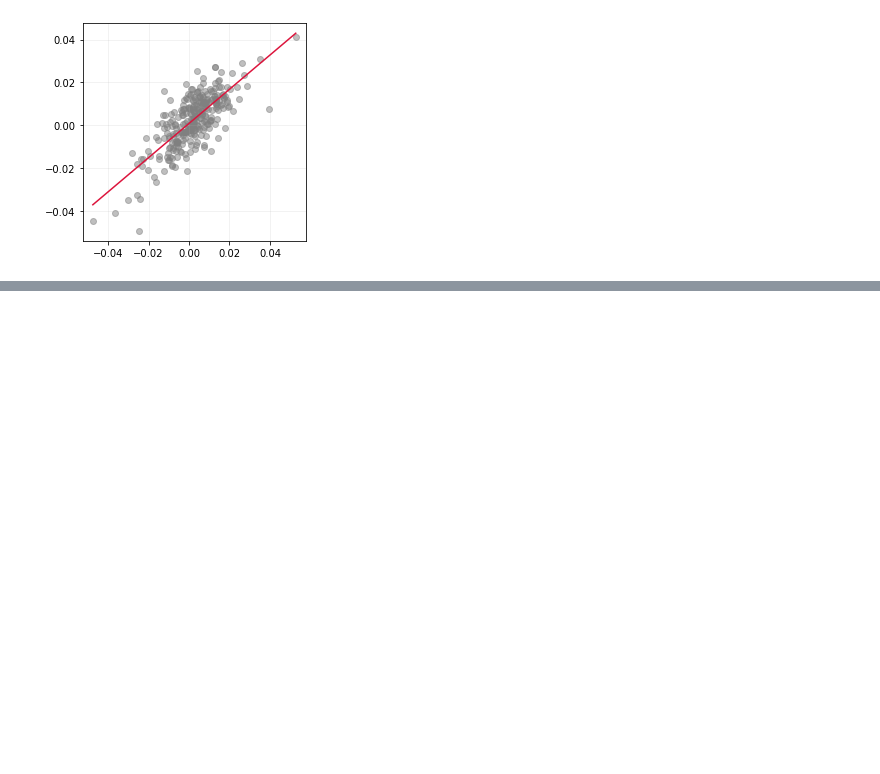
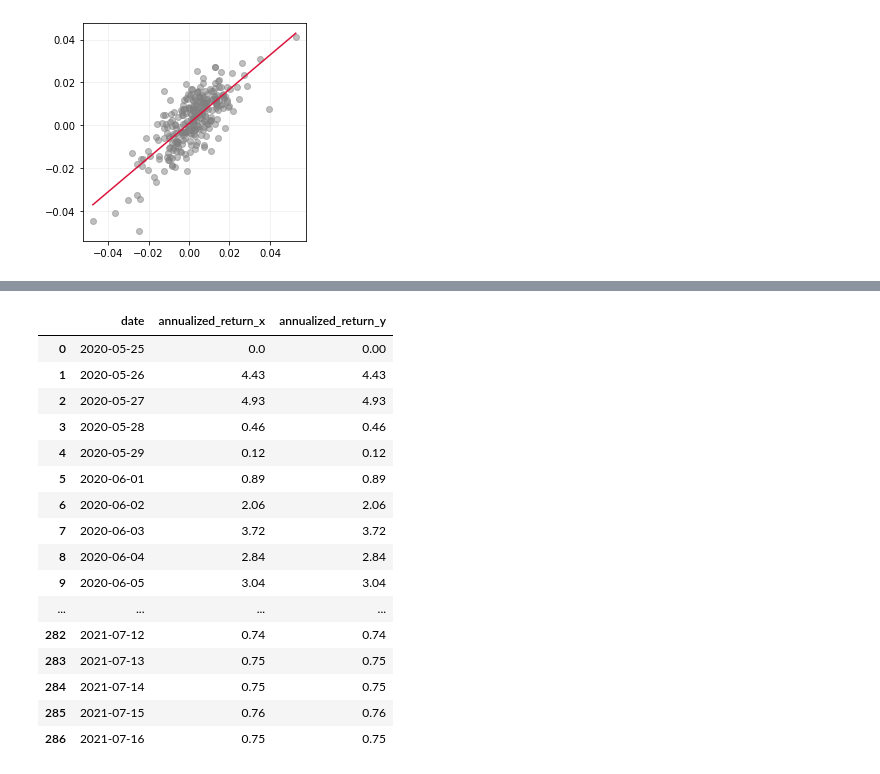
Before and after one commit to ajcltm/BackTesting, a Jupyter notebook: quality_value(7.18).ipynb, the cells around one changed output, grey strips where cells are left out. Cells and saved outputs as stored; diff of their text form; code cells hidden in the pictures; blank space fills up the shorter version.

```diff
--- a/quality_value(7.18).ipynb
+++ b/quality_value(7.18).ipynb
@@ -347,0 +300,24 @@ result.to_csv('C:/Users/ajcltm/Desktop/backtesting/result.csv')
+# %%
+empty_space = []
+step_1 = step_1.assign(annualized_return=step_1['portfolio_return'].add(1).cumprod()**(252/(step_1.index.values+1))-1)
+empty_space.append(step_1[['date','annualized_return']])
+empty_space.append(result[['date','annualized_return']])
+reduce(lambda x,y: pd.merge(x, y, how='outer', on='date'), empty_space)
+# %% [output]
+|  | date | annualized_return_x | annualized_return_y |
+| 0 | 2020-05-25 | 0.0 | 0.00 |
+| 1 | 2020-05-26 | 4.43 | 4.43 |
+| 2 | 2020-05-27 | 4.93 | 4.93 |
+| 3 | 2020-05-28 | 0.46 | 0.46 |
+| 4 | 2020-05-29 | 0.12 | 0.12 |
+| 5 | 2020-06-01 | 0.89 | 0.89 |
+| 6 | 2020-06-02 | 2.06 | 2.06 |
+| 7 | 2020-06-03 | 3.72 | 3.72 |
+| 8 | 2020-06-04 | 2.84 | 2.84 |
+| 9 | 2020-06-05 | 3.04 | 3.04 |
+| ... | ... | ... | ... |
+| 282 | 2021-07-12 | 0.74 | 0.74 |
+| 283 | 2021-07-13 | 0.75 | 0.75 |
+| 284 | 2021-07-14 | 0.75 | 0.75 |
+| 285 | 2021-07-15 | 0.76 | 0.76 |
+| 286 | 2021-07-16 | 0.75 | 0.75 |
```
Also changed, not shown: parts of 9 cells of this notebook.
